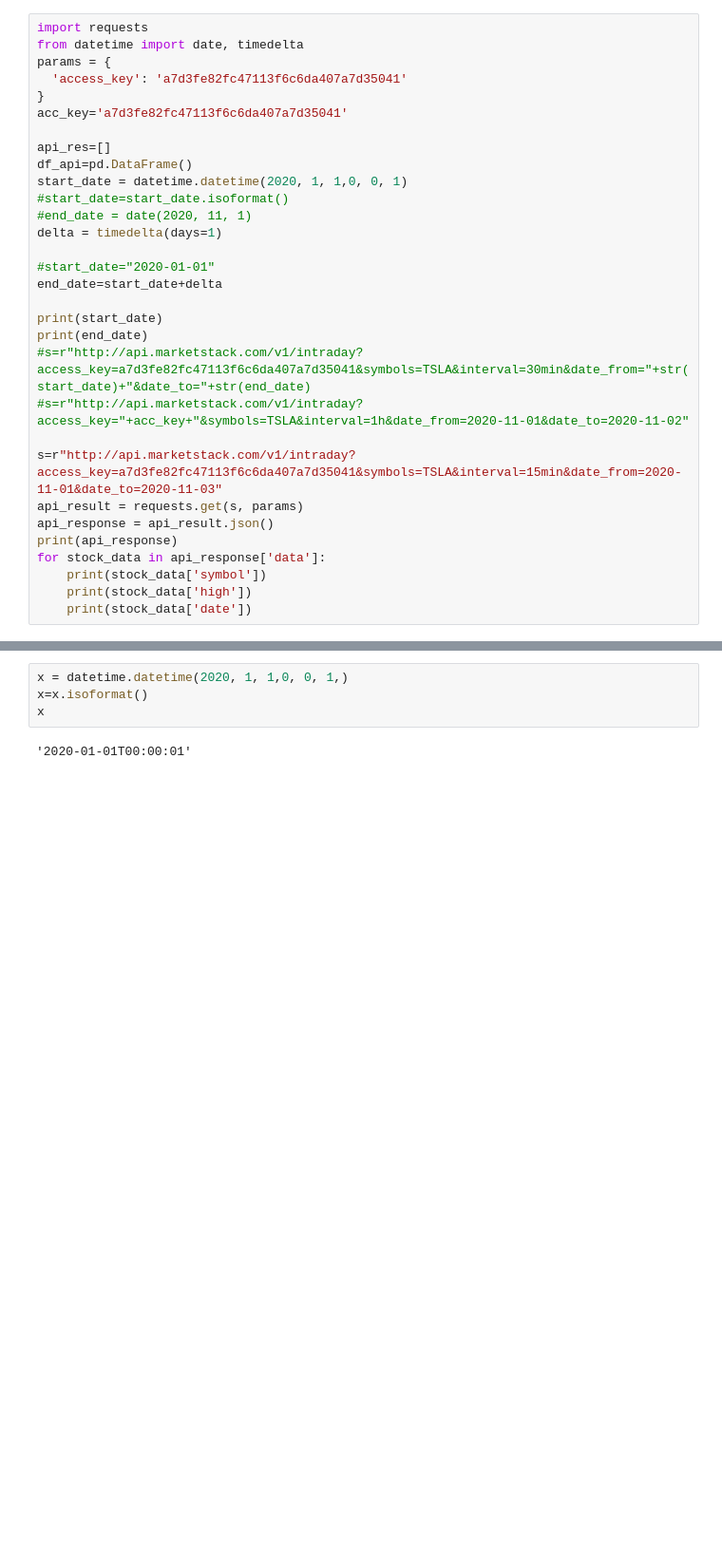
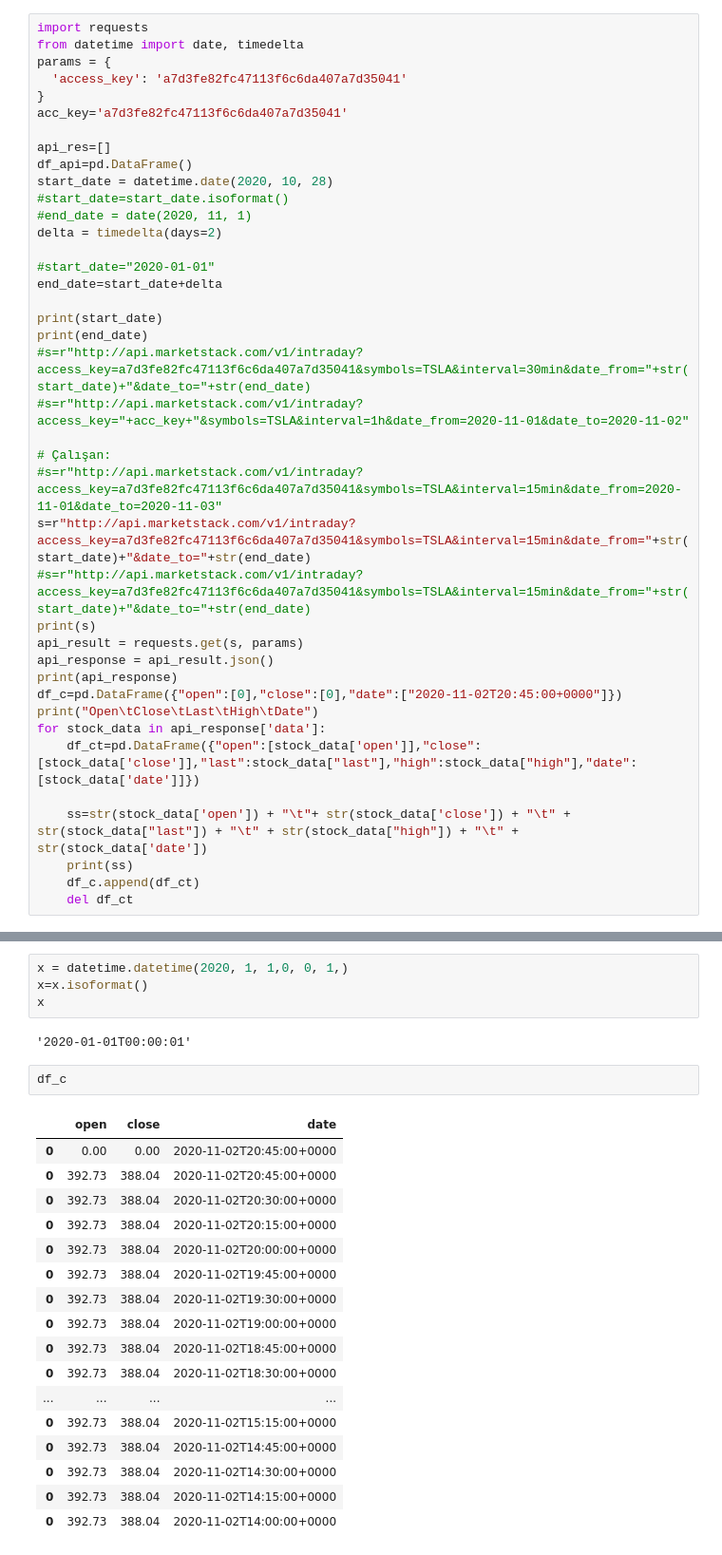
Before and after one commit to enesyuzak/getfinnews, a Jupyter notebook: preProcessNews.ipynb, the cells around one changed output, grey strips where cells are left out. Shown at 95% size. Cells and saved outputs as stored; diff of their text form; blank space fills up the shorter version.

```diff
--- a/preProcessNews.ipynb
+++ b/preProcessNews.ipynb
@@ -352,10 +406,10 @@ acc_key='a7d3fe82fc47113f6c6da407a7d35041'
 
 api_res=[]
 df_api=pd.DataFrame()
-start_date = datetime.datetime(2020, 1, 1,0, 0, 1)
+start_date = datetime.date(2020, 10, 28)
 #start_date=start_date.isoformat()
 #end_date = date(2020, 11, 1)
-delta = timedelta(days=1)
+delta = timedelta(days=2)
 
 #start_date="2020-01-01"
 end_date=start_date+delta
@@ -365,12 +419,21 @@ print(end_date)
 #s=r"http://api.marketstack.com/v1/intraday?access_key=a7d3fe82fc47113f6c6da407a7d35041&symbols=TSLA&interval=30min&date_from="+str(start_date)+"&date_to="+str(end_date)
 #s=r"http://api.marketstack.com/v1/intraday?access_key="+acc_key+"&symbols=TSLA&interval=1h&date_from=2020-11-01&date_to=2020-11-02"
 
-s=r"http://api.marketstack.com/v1/intraday?access_key=a7d3fe82fc47113f6c6da407a7d35041&symbols=TSLA&interval=15min&date_from=2020-11-01&date_to=2020-11-03"
+# Çalışan:
+#s=r"http://api.marketstack.com/v1/intraday?access_key=a7d3fe82fc47113f6c6da407a7d35041&symbols=TSLA&interval=15min&date_from=2020-11-01&date_to=2020-11-03"
+s=r"http://api.marketstack.com/v1/intraday?access_key=a7d3fe82fc47113f6c6da407a7d35041&symbols=TSLA&interval=15min&date_from="+str(start_date)+"&date_to="+str(end_date)
+#s=r"http://api.marketstack.com/v1/intraday?access_key=a7d3fe82fc47113f6c6da407a7d35041&symbols=TSLA&interval=15min&date_from="+str(start_date)+"&date_to="+str(end_date)
+print(s)
 api_result = requests.get(s, params)
 api_response = api_result.json()
 print(api_response)
+df_c=pd.DataFrame({"open":[0],"close":[0],"date":["2020-11-02T20:45:00+0000"]})
+print("Open\tClose\tLast\tHigh\tDate")
 for stock_data in api_response['data']:
-    print(stock_data['symbol'])
-    print(stock_data['high'])
-    print(stock_data['date'])
+    df_ct=pd.DataFrame({"open":[stock_data['open']],"close":[stock_data['close']],"last":stock_data["last"],"high":stock_data["high"],"date":[stock_data['date']]})
+
+    ss=str(stock_data['open']) + "\t"+ str(stock_data['close']) + "\t" + str(stock_data["last"]) + "\t" + str(stock_data["high"]) + "\t" + str(stock_data['date'])
+    print(ss)
+    df_c.append(df_ct)
+    del df_ct
 # %% [output]
@@ -397,3 +460,23 @@ x=x.isoformat()
 x
 # %% [output]
 '2020-01-01T00:00:01'
+# %%
+df_c
+# %% [output]
+|  | open | close | date |
+| 0 | 0.00 | 0.00 | 2020-11-02T20:45:00+0000 |
+| 0 | 392.73 | 388.04 | 2020-11-02T20:45:00+0000 |
+| 0 | 392.73 | 388.04 | 2020-11-02T20:30:00+0000 |
+| 0 | 392.73 | 388.04 | 2020-11-02T20:15:00+0000 |
+| 0 | 392.73 | 388.04 | 2020-11-02T20:00:00+0000 |
+| 0 | 392.73 | 388.04 | 2020-11-02T19:45:00+0000 |
+| 0 | 392.73 | 388.04 | 2020-11-02T19:30:00+0000 |
+| 0 | 392.73 | 388.04 | 2020-11-02T19:00:00+0000 |
+| 0 | 392.73 | 388.04 | 2020-11-02T18:45:00+0000 |
+| 0 | 392.73 | 388.04 | 2020-11-02T18:30:00+0000 |
+| ... | ... | ... | ... |
+| 0 | 392.73 | 388.04 | 2020-11-02T15:15:00+0000 |
+| 0 | 392.73 | 388.04 | 2020-11-02T14:45:00+0000 |
+| 0 | 392.73 | 388.04 | 2020-11-02T14:30:00+0000 |
+| 0 | 392.73 | 388.04 | 2020-11-02T14:15:00+0000 |
+| 0 | 392.73 | 388.04 | 2020-11-02T14:00:00+0000 |
```
Also changed, not shown: parts of 10 cells of this notebook.
